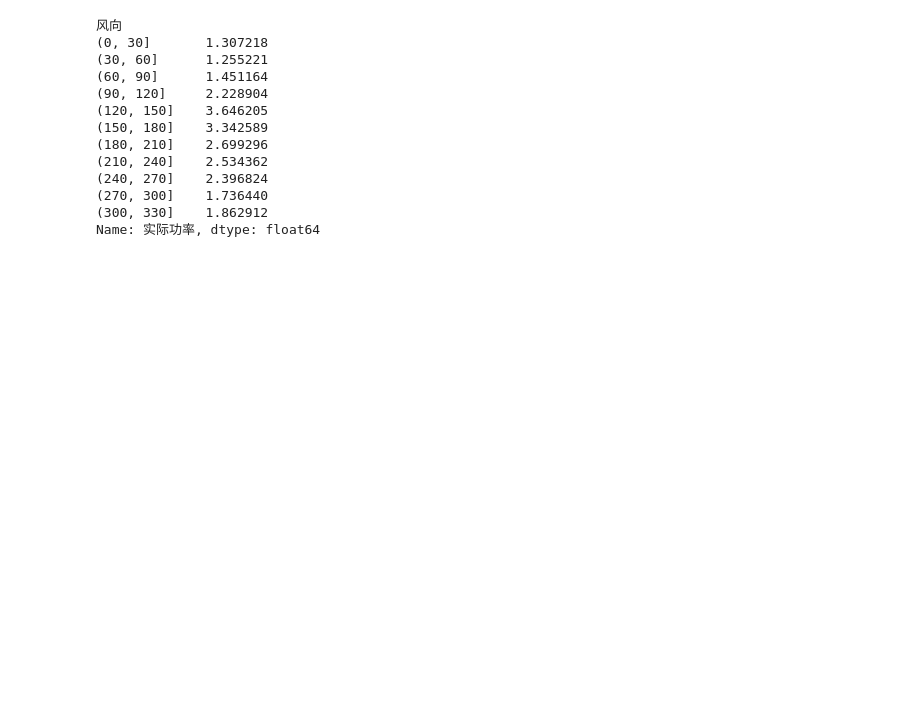
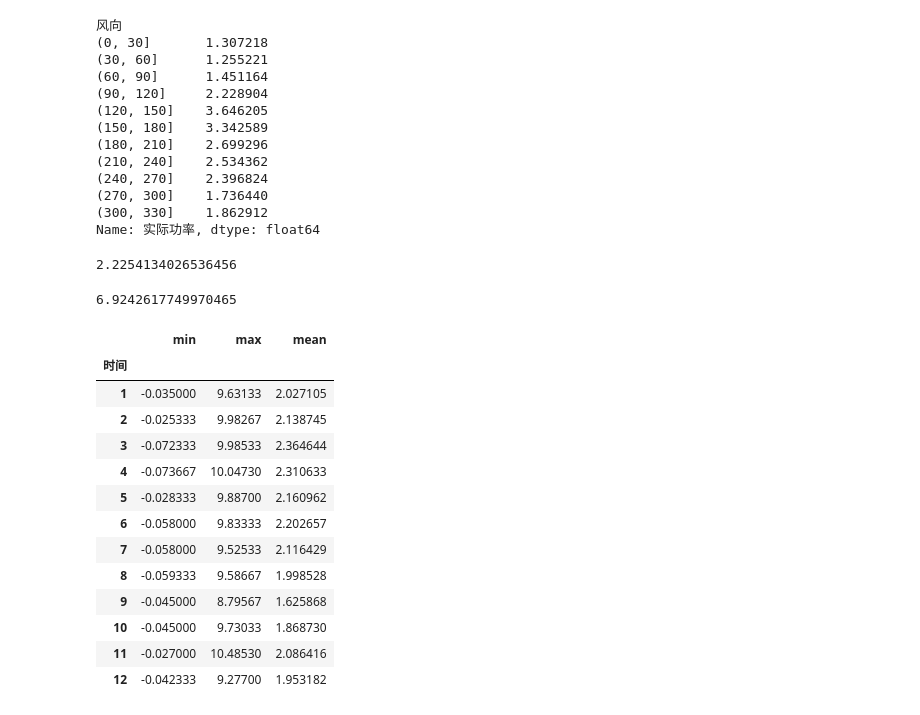
Before and after one commit to EvilPsyCHo/competition, a Jupyter notebook: gngf/notebook/EDA 20181105.ipynb, the cells around one changed output. Drawn from its saved outputs; the diff is of its cells as text; code cells hidden in the pictures; blank space fills up the shorter version.

```diff
--- a/gngf/notebook/EDA 20181105.ipynb
+++ b/gngf/notebook/EDA 20181105.ipynb
@@ -127,3 +102,28 @@ t1.groupby(pd.cut(t1["风向"], bins=list(range(0, 360, 30))))["实际功率"].m
 (270, 300]    1.736440
 (300, 330]    1.862912
 Name: 实际功率, dtype: float64
+# %%
+mutual_info_score(t1['时间'].dt.time, t1['实际功率'])
+# %% [output]
+2.2254134026536456
+# %%
+mutual_info_score(t1['时间'], t1['实际功率'])
+# %% [output]
+6.9242617749970465
+# %%
+t1.groupby(t1['时间'].dt.month)['实际功率'].agg(['min','max','mean'])
+# %% [output]
+|  | min | max | mean |
+| 时间 |  |  |  |
+| 1 | -0.035000 | 9.63133 | 2.027105 |
+| 2 | -0.025333 | 9.98267 | 2.138745 |
+| 3 | -0.072333 | 9.98533 | 2.364644 |
+| 4 | -0.073667 | 10.04730 | 2.310633 |
+| 5 | -0.028333 | 9.88700 | 2.160962 |
+| 6 | -0.058000 | 9.83333 | 2.202657 |
+| 7 | -0.058000 | 9.52533 | 2.116429 |
+| 8 | -0.059333 | 9.58667 | 1.998528 |
+| 9 | -0.045000 | 8.79567 | 1.625868 |
+| 10 | -0.045000 | 9.73033 | 1.868730 |
+| 11 | -0.027000 | 10.48530 | 2.086416 |
+| 12 | -0.042333 | 9.27700 | 1.953182 |
```
Also changed, not shown: parts of 5 cells of this notebook, 2 other files.
